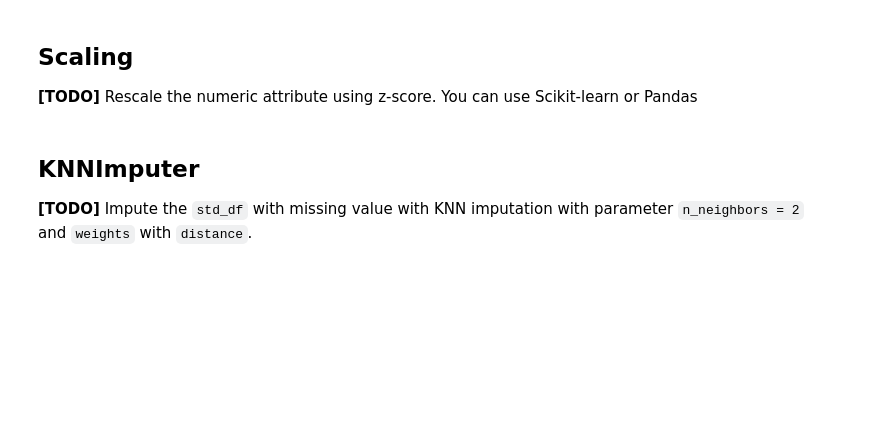
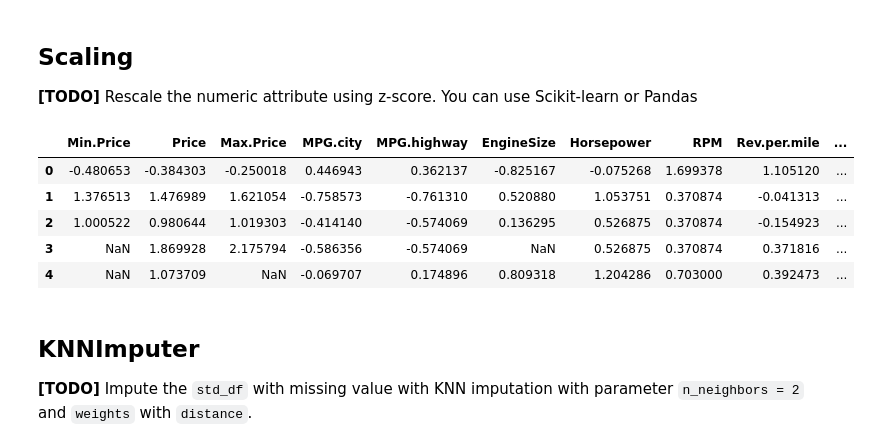
Before and after one commit to junyoung6215/introduction_to_AI, a Jupyter notebook: [AI_Assignment1]_Data_Analysis_21101718_Kwon_junyoung.ipynb, the cells around one changed output. Cells and saved outputs as stored; diff of their text form; code cells hidden in the pictures; blank space fills up the shorter version.

```diff
--- a/[AI_Assignment1]_Data_Analysis_21101718_Kwon_junyoung.ipynb
+++ b/[AI_Assignment1]_Data_Analysis_21101718_Kwon_junyoung.ipynb
@@ -182,14 +215,21 @@ numericDf = df.select_dtypes(include='number')
 # %%
 from sklearn.preprocessing import StandardScaler
 
 # create a scaler object
 stdScaler = StandardScaler()
 
 # fit and transform the data
-std_df = pd.DataFrame(stdScaler.##################,
+std_df = pd.DataFrame(stdScaler.fit_transform(numericDf),
                           columns=numericDf.columns)
 
 std_df.head()
+# %% [output]
+|  | Min.Price | Price | Max.Price | MPG.city | MPG.highway | EngineSize | Horsepower | RPM | Rev.per.mile | ... |
+| 0 | -0.480653 | -0.384303 | -0.250018 | 0.446943 | 0.362137 | -0.825167 | -0.075268 | 1.699378 | 1.105120 | ... |
+| 1 | 1.376513 | 1.476989 | 1.621054 | -0.758573 | -0.761310 | 0.520880 | 1.053751 | 0.370874 | -0.041313 | ... |
+| 2 | 1.000522 | 0.980644 | 1.019303 | -0.414140 | -0.574069 | 0.136295 | 0.526875 | 0.370874 | -0.154923 | ... |
+| 3 | NaN | 1.869928 | 2.175794 | -0.586356 | -0.574069 | NaN | 0.526875 | 0.370874 | 0.371816 | ... |
+| 4 | NaN | 1.073709 | NaN | -0.069707 | 0.174896 | 0.809318 | 1.204286 | 0.703000 | 0.392473 | ... |
 # %% [markdown]
 ## KNNImputer
 **[TODO]** Impute the `std_df` with missing value with KNN imputation with parameter `n_neighbors = 2` and `weights` with `distance`.
```
Also changed, not shown: parts of 11 cells of this notebook.
